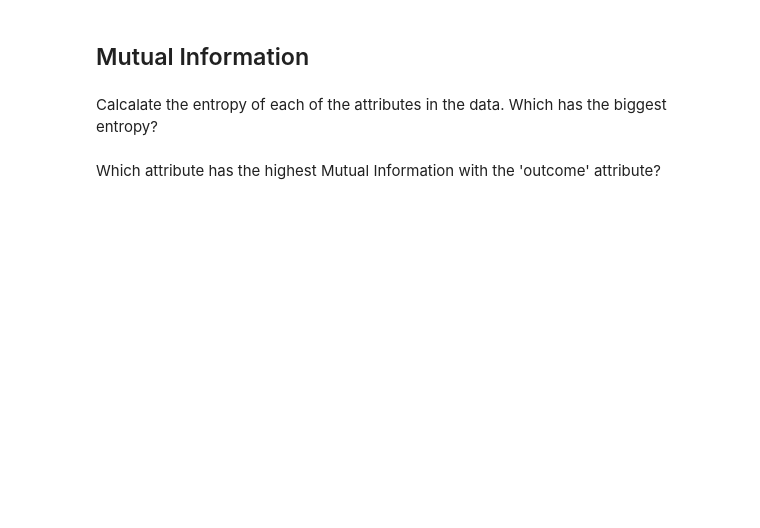
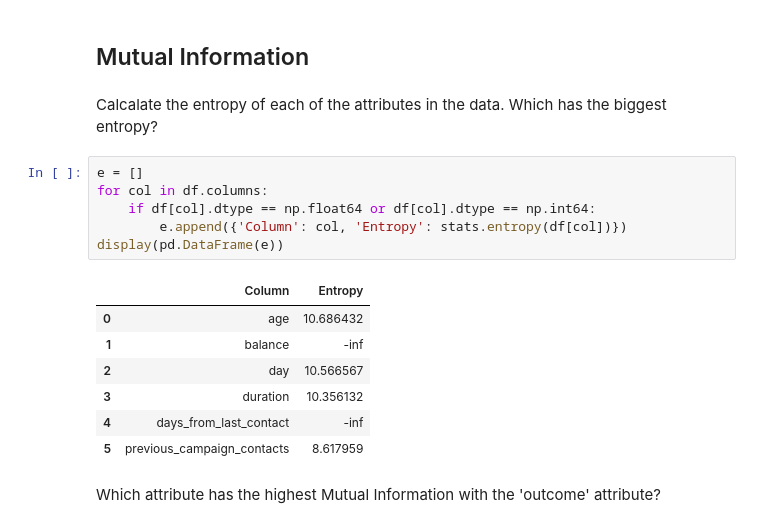
Before and after one commit to ilaif/ds-hw, a Jupyter notebook: hw1/DS_HW1-Ilai.ipynb, the cells around one changed output. Cells and saved outputs as stored; diff of their text form; blank space fills up the shorter version.

```diff
--- a/hw1/DS_HW1-Ilai.ipynb
+++ b/hw1/DS_HW1-Ilai.ipynb
@@ -242,5 +264,19 @@ df.corr(method='pearson')
 ## Mutual Information
 # %% [markdown]
 Calcalate the entropy of each of the attributes in the data. Which has the biggest entropy?
+# %%
+e = []
+for col in df.columns:
+    if df[col].dtype == np.float64 or df[col].dtype == np.int64:
+        e.append({'Column': col, 'Entropy': stats.entropy(df[col])})
+display(pd.DataFrame(e))
+# %% [output]
+|  | Column | Entropy |
+| 0 | age | 10.686432 |
+| 1 | balance | -inf |
+| 2 | day | 10.566567 |
+| 3 | duration | 10.356132 |
+| 4 | days_from_last_contact | -inf |
+| 5 | previous_campaign_contacts | 8.617959 |
 # %% [markdown]
 Which attribute has the highest Mutual Information with the 'outcome' attribute?
```
Also changed, not shown: parts of 7 cells of this notebook.
